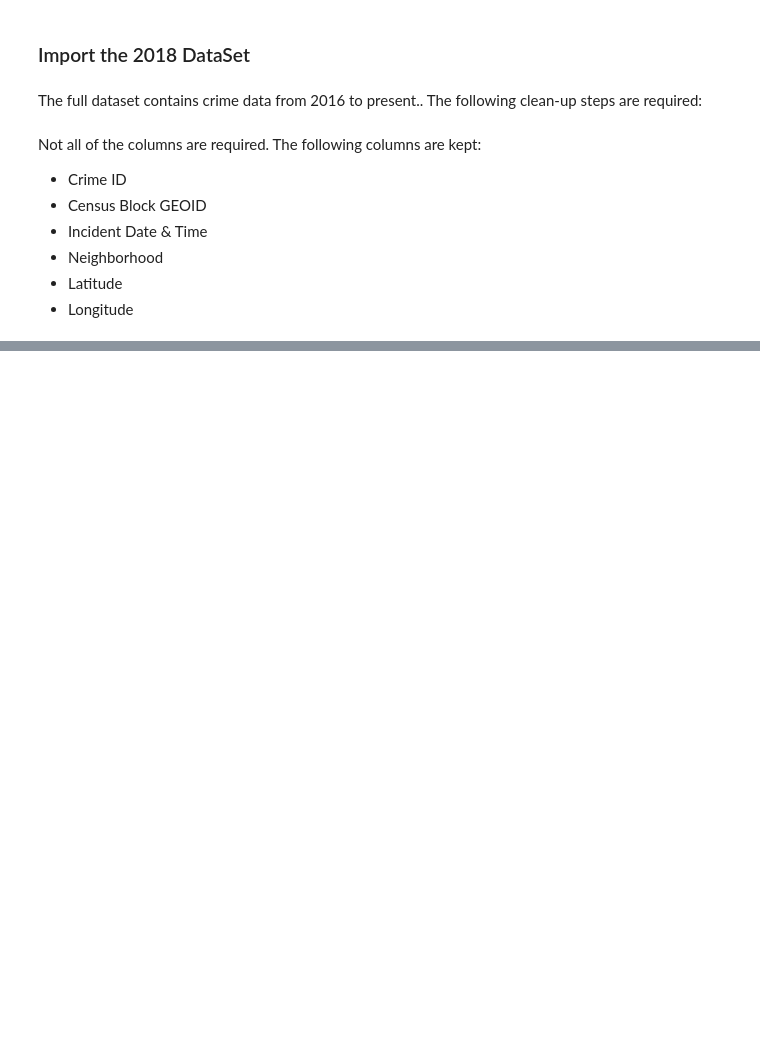
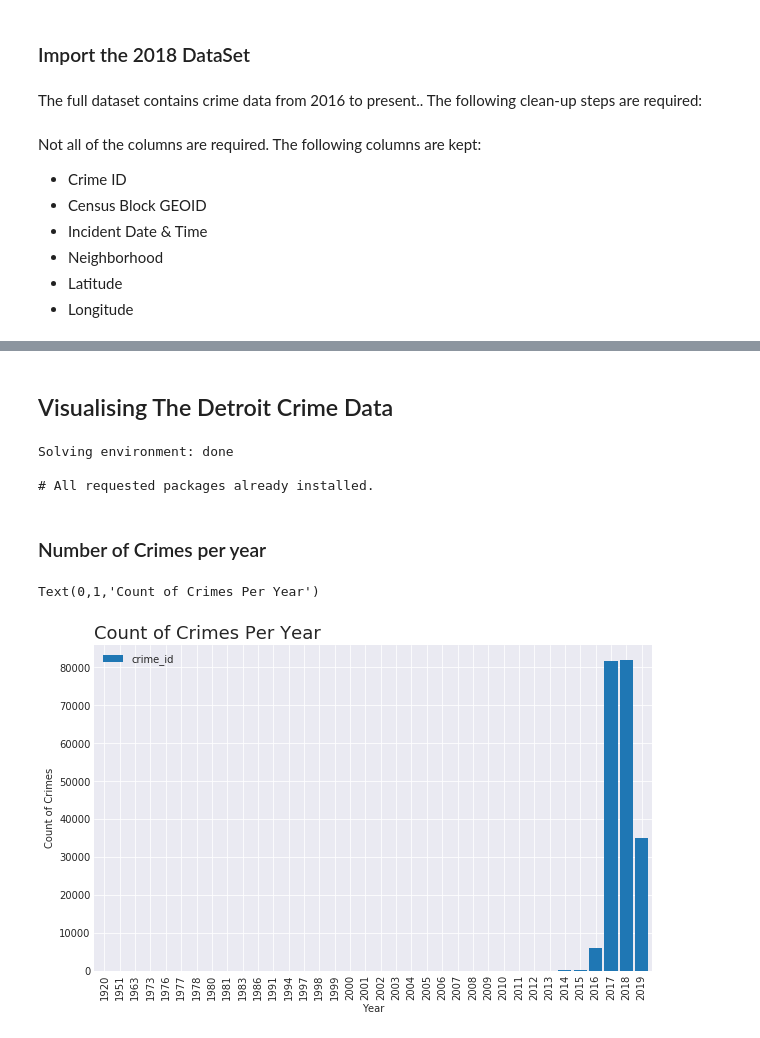
Before and after one commit to AnshulMishra13/Coursera_Capstone, a Jupyter notebook: Capstone Project - The Battle of the Neighborhoods.ipynb, the cells around one changed output, grey strips where cells are left out. Saved outputs shown, nothing was run; the diff lists cells and outputs as text; code cells hidden in the pictures; blank space fills up the shorter version.

```diff
--- a/Capstone Project - The Battle of the Neighborhoods.ipynb
+++ b/Capstone Project - The Battle of the Neighborhoods.ipynb
@@ -340,0 +419,2 @@ pwd
+# %%
+df_detroit_crime['incident_date_&_time'] =  pd.to_datetime(df_detroit_crime['incident_date_&_time'], format='%m/%d/%Y %I:%M:%S %p')
@@ -340,0 +460,6 @@ pwd
+# %%
+# Drop rows with missing values
+df_detroit_crime.dropna(inplace=True)
+# %%
+# Reindex
+df_detroit_crime.reset_index(inplace=True)
@@ -340,0 +476,46 @@ pwd
+# %% [markdown]
+## Visualising The Detroit Crime Data
+# %%
+# Import Pandas
+import pandas as pd
+
+# Use the inline backend to generate the plots within the browser
+%matplotlib inline
+
+import matplotlib as mpl
+import matplotlib.pyplot as plt
+
+import seaborn as sns
+sns.set_style("darkgrid")
+
+font = {'size'   : 14}
+mpl.rc('font', **font)
+
+# Use Folium to display the Maps for Visualisation
+!conda install -c conda-forge folium=0.5.0 --yes
+import folium
+from folium.plugins import MarkerCluster
+from folium.plugins import FastMarkerCluster
+from folium import plugins
+# %% [output]
+Solving environment: done
+
+# All requested packages already installed.
+# %% [markdown]
+### Number of Crimes per year
+# %%
+# Group the Crimes per year and produce a bar chart
+df_crimes = df_detroit_crime
+# Group the Crimes per month and produce a bar chart
+df_crimes.groupby('year').count().plot(y = 'crime_id',
+                                             kind='bar',
+                                             figsize=(10,6),
+                                             width=0.85,
+                                             colormap='tab20')
+
+plt.xlabel('Year')
+plt.ylabel('Count of Crimes')
+plt.title('Count of Crimes Per Year', loc='left', fontsize=18)
+# %% [output]
+Text(0,1,'Count of Crimes Per Year')
+[figure, added]
```
Also changed, not shown: parts of 117 cells of this notebook.
